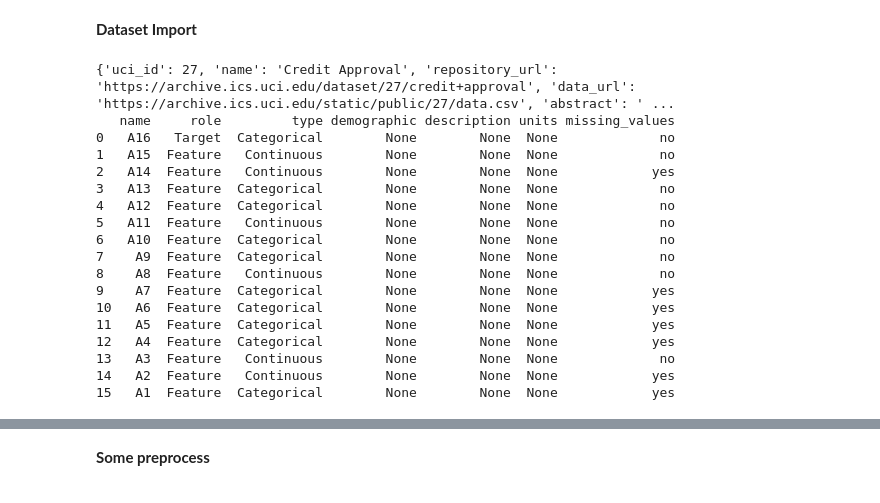
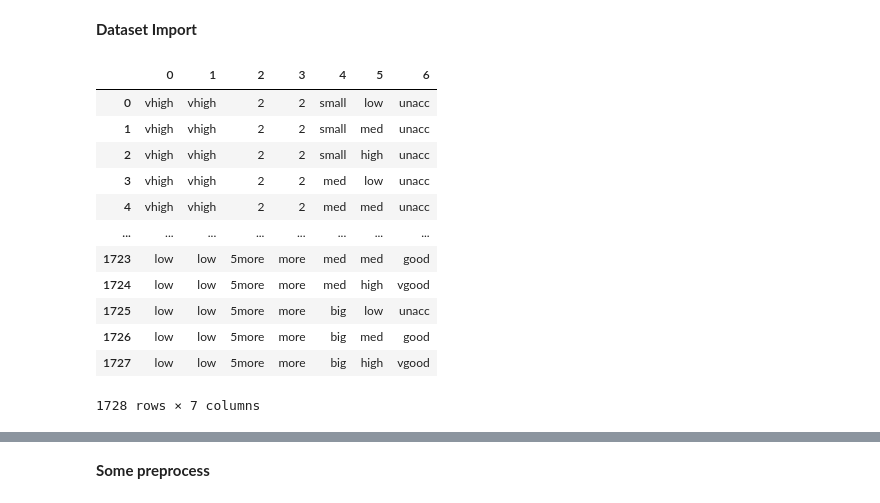
Before and after one commit to Drowsywolf/data2060, a Jupyter notebook: src/Main.ipynb, the cells around one changed output, grey strips where cells are left out. Drawn from its saved outputs; the diff is of its cells as text; code cells hidden in the pictures.

```diff
--- a/src/Main.ipynb
+++ b/src/Main.ipynb
@@ -306,37 +306,23 @@ class CARTClassifier:
                 self._loss_plot_recurs(node.right, right_data, right_num_correct)
 # %% [markdown]
 **Dataset Import**
-# %%
-from ucimlrepo import fetch_ucirepo
-
-# fetch dataset
-credit_approval = fetch_ucirepo(id=27)
-
-# data (as pandas dataframes)
-X = credit_approval.data.features
-y = credit_approval.data.targets
-
-# metadata
-print(credit_approval.metadata)
-
-# variable information
-print(credit_approval.variables)
-# %% [output]
-{'uci_id': 27, 'name': 'Credit Approval', 'repository_url': 'https://archive.ics.uci.edu/dataset/27/credit+approval', 'data_url': 'https://archive.ics.uci.edu/static/public/27/data.csv', 'abstract': ' ...
-   name     role         type demographic description units missing_values
-0   A16   Target  Categorical        None        None  None             no
-1   A15  Feature   Continuous        None        None  None             no
-2   A14  Feature   Continuous        None        None  None            yes
-3   A13  Feature  Categorical        None        None  None             no
-4   A12  Feature  Categorical        None        None  None             no
-5   A11  Feature   Continuous        None        None  None             no
-6   A10  Feature  Categorical        None        None  None             no
-7    A9  Feature  Categorical        None        None  None             no
-8    A8  Feature   Continuous        None        None  None             no
-9    A7  Feature  Categorical        None        None  None            yes
-10   A6  Feature  Categorical        None        None  None            yes
-11   A5  Feature  Categorical        None        None  None            yes
-12   A4  Feature  Categorical        None        None  None            yes
-13   A3  Feature   Continuous        None        None  None             no
-14   A2  Feature   Continuous        None        None  None            yes
-15   A1  Feature  Categorical        None        None  None            yes
+# %%
+import pandas as pd
+
+file = r'../data/car_evaluation.csv'
+df = pd.read_csv(file, header=None)
+df
+# %% [output]
+|  | 0 | 1 | 2 | 3 | 4 | 5 | 6 |
+| 0 | vhigh | vhigh | 2 | 2 | small | low | unacc |
+| 1 | vhigh | vhigh | 2 | 2 | small | med | unacc |
+| 2 | vhigh | vhigh | 2 | 2 | small | high | unacc |
+| 3 | vhigh | vhigh | 2 | 2 | med | low | unacc |
+| 4 | vhigh | vhigh | 2 | 2 | med | med | unacc |
+| ... | ... | ... | ... | ... | ... | ... | ... |
+| 1723 | low | low | 5more | more | med | med | good |
+| 1724 | low | low | 5more | more | med | high | vgood |
+| 1725 | low | low | 5more | more | big | low | unacc |
+| 1726 | low | low | 5more | more | big | med | good |
+| 1727 | low | low | 5more | more | big | high | vgood |
+1728 rows × 7 columns
```
Also changed, not shown: parts of 6 cells of this notebook, 2 other files.
